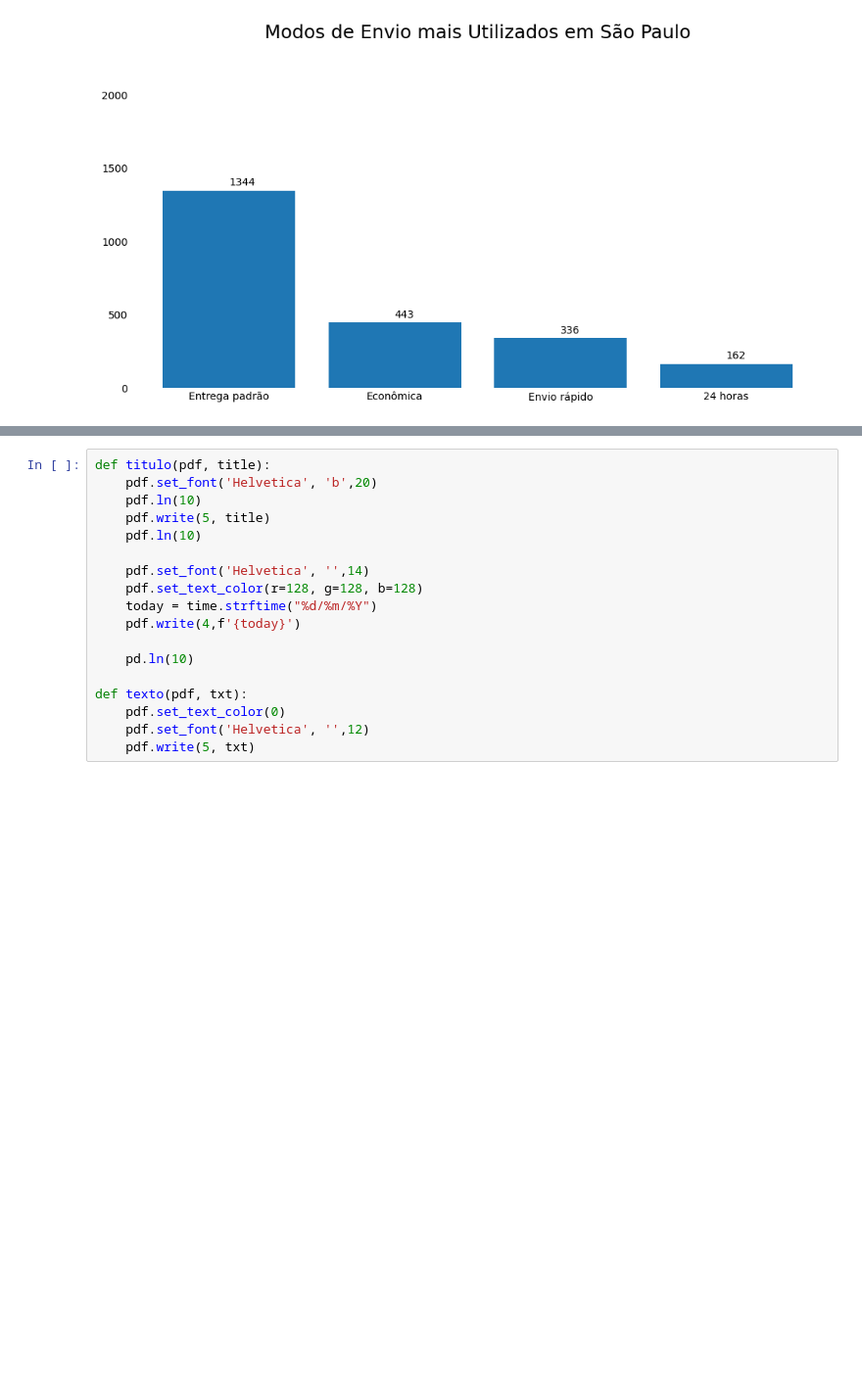
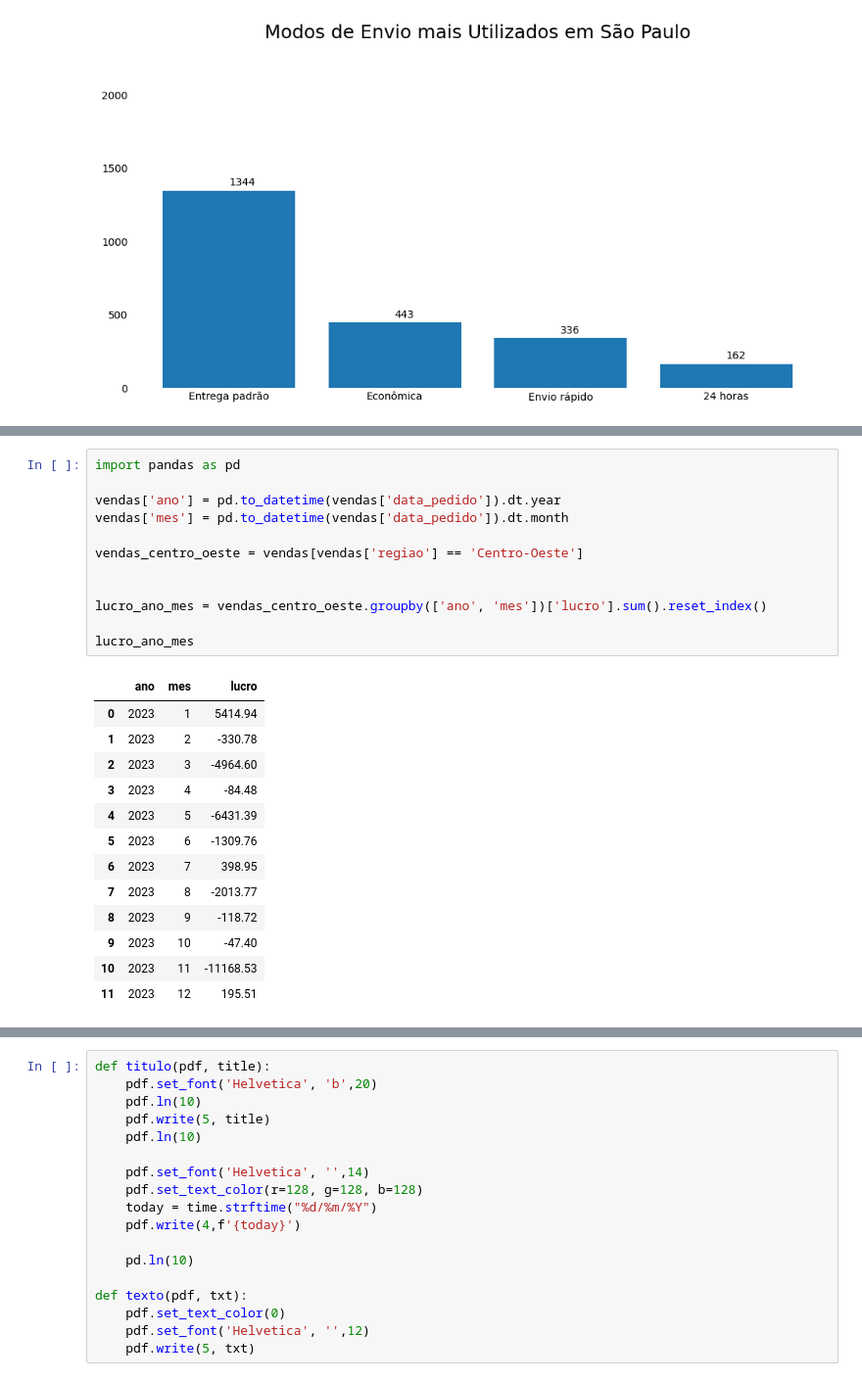
Before and after one commit to stephanyborzi/An-lise_de_dados_Vendas, a Jupyter notebook: exploracao.ipynb, the cells around one changed output, grey strips where cells are left out. Shown: that part at 98% size. Saved outputs shown, nothing was run; the diff lists cells and outputs as text; blank space fills up the shorter version.

```diff
--- a/exploracao.ipynb
+++ b/exploracao.ipynb
@@ -151,0 +166,26 @@ modo_envio(envio_sp, "Modos_de_Envio_São_Paulo.png")
+# %%
+import pandas as pd
+
+vendas['ano'] = pd.to_datetime(vendas['data_pedido']).dt.year
+vendas['mes'] = pd.to_datetime(vendas['data_pedido']).dt.month
+
+vendas_centro_oeste = vendas[vendas['regiao'] == 'Centro-Oeste']
+
+
+lucro_ano_mes = vendas_centro_oeste.groupby(['ano', 'mes'])['lucro'].sum().reset_index()
+
+lucro_ano_mes
+# %% [output]
+|  | ano | mes | lucro |
+| 0 | 2023 | 1 | 5414.94 |
+| 1 | 2023 | 2 | -330.78 |
+| 2 | 2023 | 3 | -4964.60 |
+| 3 | 2023 | 4 | -84.48 |
+| 4 | 2023 | 5 | -6431.39 |
+| 5 | 2023 | 6 | -1309.76 |
+| 6 | 2023 | 7 | 398.95 |
+| 7 | 2023 | 8 | -2013.77 |
+| 8 | 2023 | 9 | -118.72 |
+| 9 | 2023 | 10 | -47.40 |
+| 10 | 2023 | 11 | -11168.53 |
+| 11 | 2023 | 12 | 195.51 |
```
Also changed, not shown: parts of 16 cells of this notebook.
